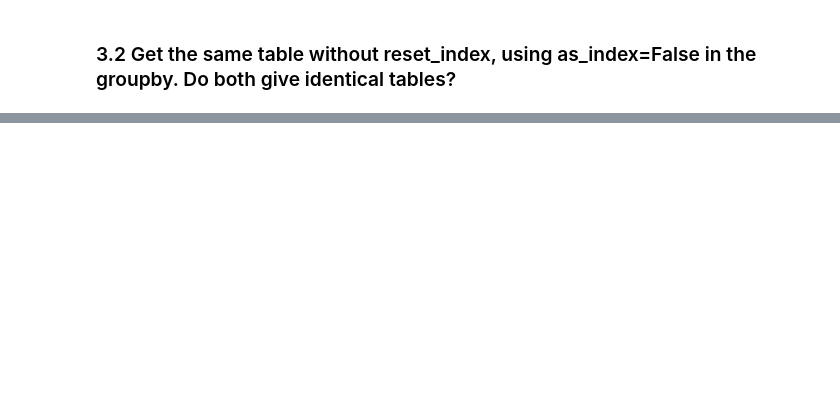
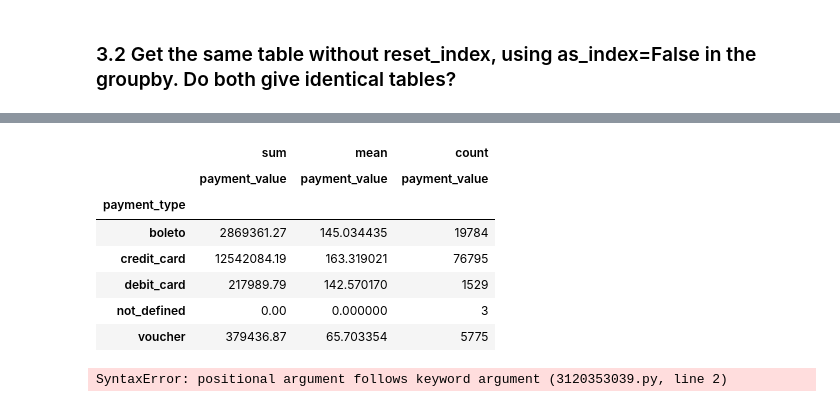
Before and after one commit to Lavishajagwani/Pandas_14_days, a Jupyter notebook: Notebooks/Day05.ipynb, the cells around one changed output, grey strips where cells are left out. Cells and saved outputs as stored; diff of their text form; code cells hidden in the pictures; blank space fills up the shorter version.

```diff
--- a/Notebooks/Day05.ipynb
+++ b/Notebooks/Day05.ipynb
@@ -294,0 +382,19 @@ payments.groupby('payment_type', a)['payment_value'].sum()
+# %%
+##Method-2
+pd.pivot_table(payments, index='payment_type',
+               values='payment_value',
+               aggfunc=['sum', 'mean', 'count'])
+# %% [output]
+|  | sum | mean | count |
+|  | payment_value | payment_value | payment_value |
+| payment_type |  |  |  |
+| boleto | 2869361.27 | 145.034435 | 19784 |
+| credit_card | 12542084.19 | 163.319021 | 76795 |
+| debit_card | 217989.79 | 142.570170 | 1529 |
+| not_defined | 0.00 | 0.000000 | 3 |
+| voucher | 379436.87 | 65.703354 | 5775 |
+# %%
+pd.crosstab(values=paymenst.payment_value,payments.payment_type,payments.payment_value,
+           aggfunc=['sum','mean','count'])
+# %% [output]
+SyntaxError: positional argument follows keyword argument (3120353039.py, line 2)
```
Also changed, not shown: parts of 13 cells of this notebook.
